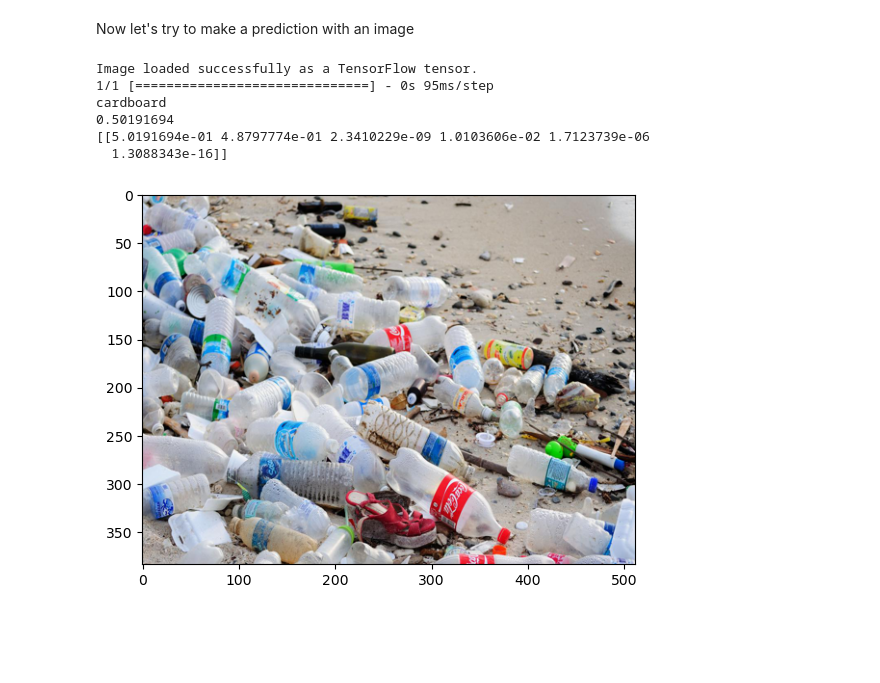
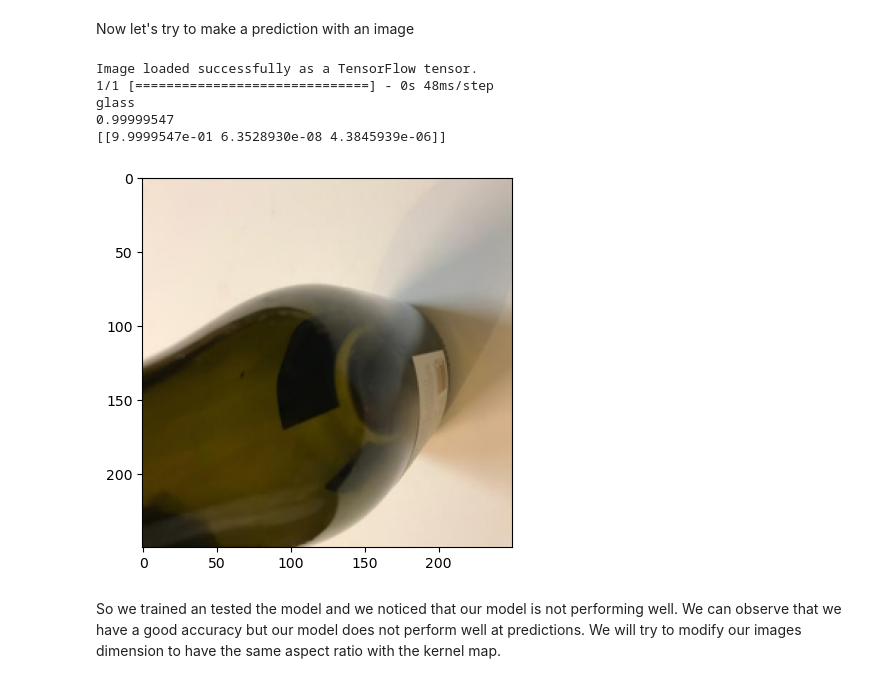
Before and after one commit to AndreiDebreceni/ai-garbage-image-classification, a Jupyter notebook: garbage-image-classification.ipynb, the cells around one changed output. Cells and saved outputs as stored; diff of their text form; code cells hidden in the pictures; blank space fills up the shorter version.

```diff
--- a/garbage-image-classification.ipynb
+++ b/garbage-image-classification.ipynb
@@ -258,7 +299,7 @@ Now that we have our data normalized we need to define the convolutional model
 # %%
 import tensorflow as tf
 from tensorflow.keras.models import Sequential
-from tensorflow.keras.layers import Conv2D, MaxPooling2D, Flatten, Dense
+from tensorflow.keras.layers import Conv2D, MaxPooling2D, Flatten, Dense, Dropout
 from tensorflow.keras.optimizers import Adam
 from tensorflow.keras.losses import SparseCategoricalCrossentropy
 from sklearn.model_selection import train_test_split
@@ -267,12 +308,15 @@ from sklearn.preprocessing import LabelEncoder
 
 # Define the convolutional neural network architecture
 model = Sequential([
-    Conv2D(32, (3, 3), activation='relu', input_shape=(384, 512, 3)),  # Input
+    Conv2D(16, 3, padding='same', activation='relu', input_shape=(250, 250, 3)),  # Input
     MaxPooling2D((2, 2)),
-    Conv2D(64, (3, 3), activation='relu'),
+    Conv2D(32, 3, padding='same', activation='relu'),
     MaxPooling2D((2, 2)),
-    Conv2D(64, (3, 3), activation='relu'),
+    Conv2D(64, 3, padding='same', activation='relu'),
+    MaxPooling2D((2, 2)),
+    Conv2D(128, 3, padding='same', activation='relu'),
+    Dropout(0.2),
     Flatten(),
-    Dense(64, activation='relu'),
-    Dense(6, activation='softmax')  # We have Dense 6 , because we have 6 classes of images
+    Dense(256, activation='relu'),
+    Dense(3, activation='softmax')  # We have Dense 6 , because we have 6 classes of images
 ])
@@ -279,3 +337,8 @@ model = Sequential([
+# %%
+# Compile the model
+model.compile(optimizer=Adam(learning_rate=0.001),
+              loss='categorical_crossentropy',
+              metrics=['accuracy'])
 # %% [markdown]
 We can take a look on the model summary
 # %%
@@ -303,5 +363,0 @@ We compile the model and set the loss to SparseCategoricalCrossentropy
-# %%
-# Compile the model
-model.compile(optimizer=Adam(learning_rate=0.001),
-              loss=SparseCategoricalCrossentropy(),
-              metrics=['accuracy'])
@@ -319,6 +365,6 @@ callbacks = myCallback()
 We train the model
 # %%
 epochs = 10
-history = model.fit(normalized_train_dataset, validation_data = normalized_val_dataset, epochs=epochs, callbacks=[callbacks])
+history = model.fit(normalized_train_dataset, validation_data = normalized_val_dataset, epochs=epochs)
 # %% [output]
 Epoch 1/10
@@ -386,34 +424,37 @@ Now let's try to make a prediction with an image
 # %%
 import numpy as np
 
-image = Image.open('/Users/admin/Desktop/26534726534.jpeg')
+image = Image.open('/Users/admin/proiecte/ai-garbage-image-classification/validation_images/glass/glass179.jpg')
 
 # Resize the image to the desired size
-image = image.resize((512, 384))  # Replace 'width' and 'height' with desired dimensions
+image = image.resize((250, 250))  # Replace 'width' and 'height' with desired dimensions
 
 # Convert the image to a numpy array
 image_array = np.array(image)
 
 # Convert the numpy array to a TensorFlow tensor
 image_tensor = tf.convert_to_tensor(image_array, dtype=tf.float32) / 255.0
 
 # Expand the dimensions of the tensor to match the expected input shape
 image_tensor = tf.expand_dims(image_tensor, axis=0)
 
 print("Image loaded successfully as a TensorFlow tensor.")
 
 predictions = model.predict(image_tensor)
 predicted_index = np.argmax(predictions)
 predicted_label = class_names[predicted_index]
 print(predicted_label)
 print(np.max(predictions))
 plt.imshow(image)
 print(predictions)
 # %% [output]
 Image loaded successfully as a TensorFlow tensor.
-1/1 [==============================] - 0s 95ms/step
-cardboard
-0.50191694
-[[5.0191694e-01 4.8797774e-01 2.3410229e-09 1.0103606e-02 1.7123739e-06
-  1.3088343e-16]]
+1/1 [==============================] - 0s 48ms/step
+glass
+0.99999547
+[[9.9999547e-01 6.3528930e-08 4.3845939e-06]]
-[figure, old version]
+[figure, new version]
+# %% [markdown]
+
+So we trained an tested the model and we noticed that our model is not performing well. We can observe that we have a good accuracy but our model does not perform well at predictions.
+We will try to modify our images dimension to have the same aspect ratio with the kernel map.
```
Also changed, not shown: parts of 23 cells of this notebook, 1 other file.
